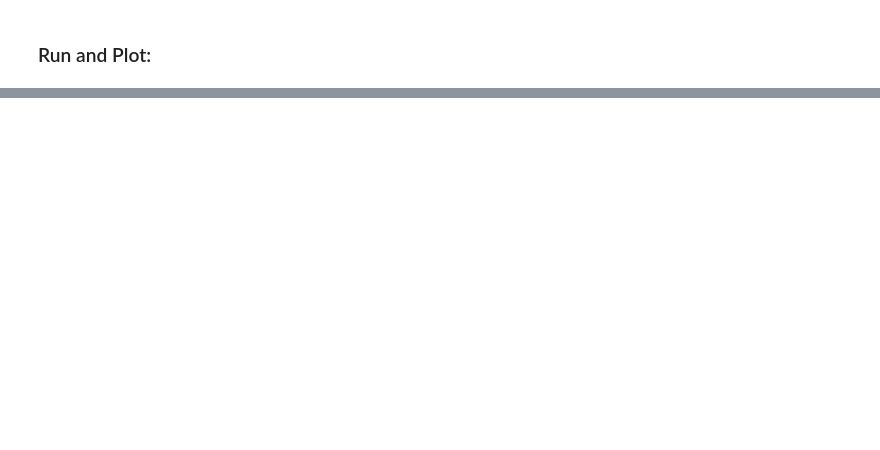
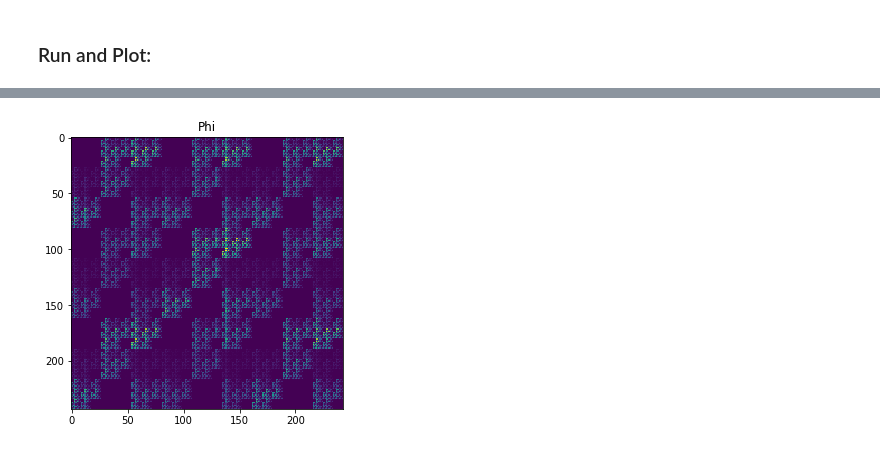
Before and after one commit to akshayats/probability, a Jupyter notebook: finite-mixture-models-SKG/SampleFromSKGM.ipynb, the cells around one changed output, grey strips where cells are left out. Saved outputs shown, nothing was run; the diff lists cells and outputs as text; code cells hidden in the pictures; blank space fills up the shorter version.

```diff
--- a/finite-mixture-models-SKG/SampleFromSKGM.ipynb
+++ b/finite-mixture-models-SKG/SampleFromSKGM.ipynb
@@ -211,3 +235,10 @@ NameError: name 'theta_c' is not defined
+# %%
+f1= plt.figure()
+plt.title('Phi')
+plt.imshow(Phi_means)
+plt.show()
+# %% [output]
+[figure, added]
 # %%
 plt.figure()
 plt.title('All samples')
```
Also changed, not shown: parts of 11 cells of this notebook.
